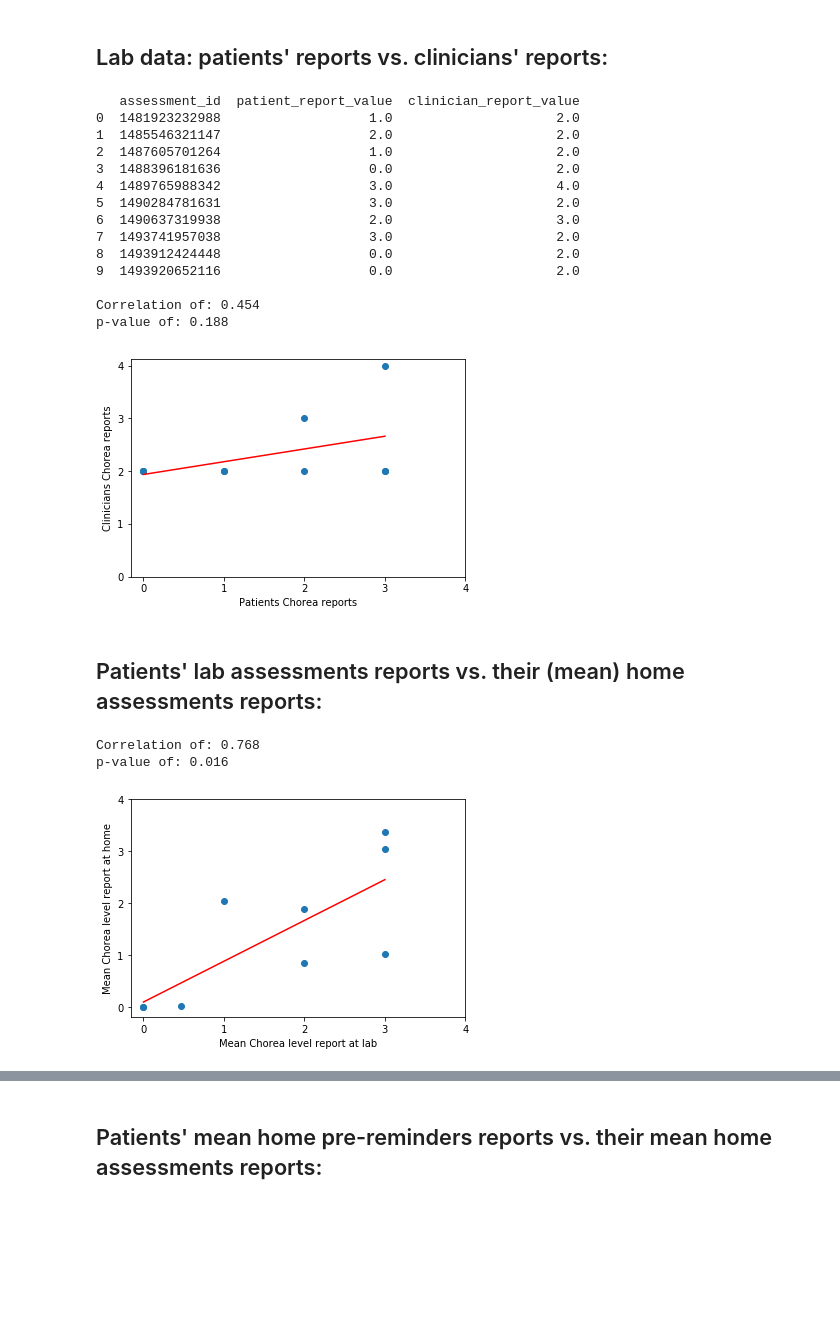
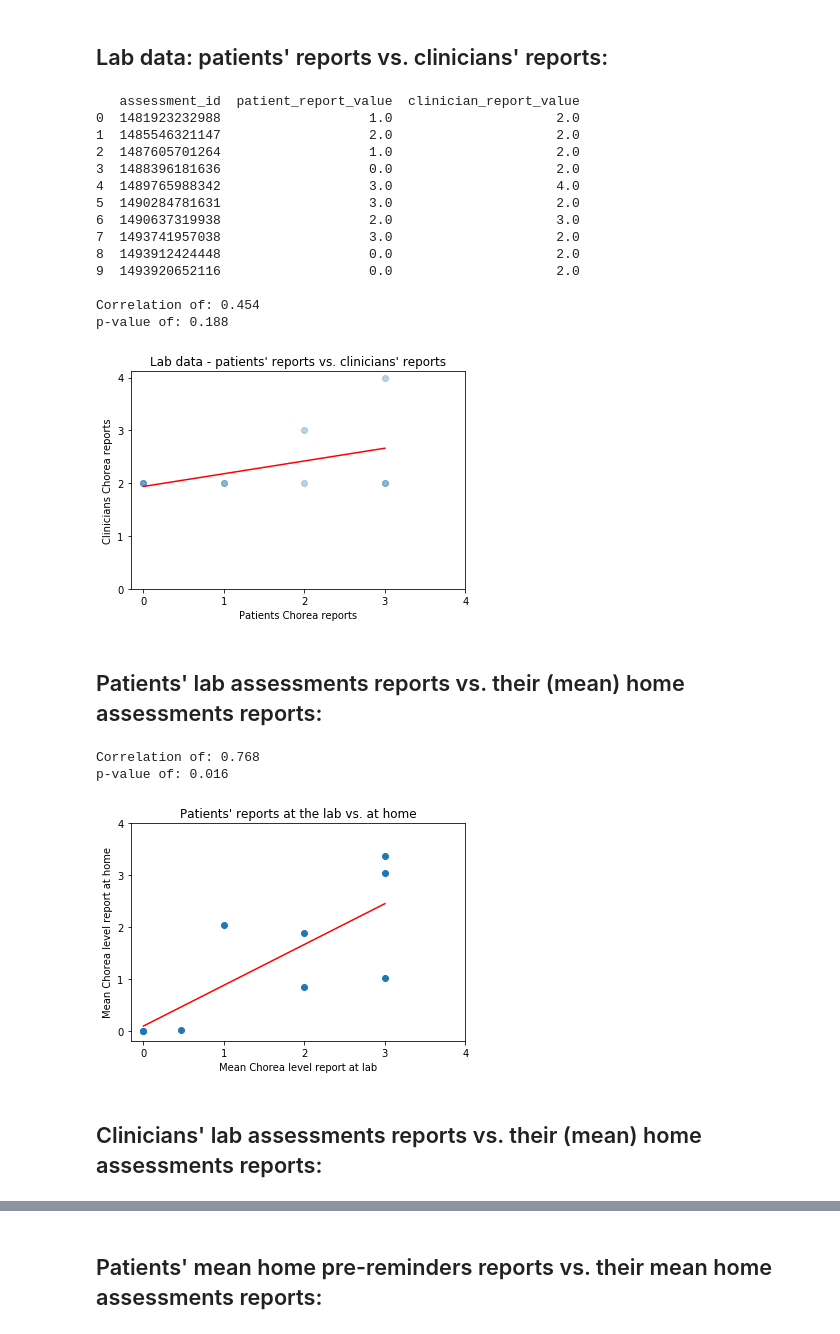
Before and after one commit to ShaniSarusi/DS-rep, a Jupyter notebook: Teva/data_statistical_inspection.ipynb, the cells around one changed output, grey strips where cells are left out. Drawn from its saved outputs; the diff is of its cells as text; code cells hidden in the pictures; blank space fills up the shorter version.

```diff
--- a/Teva/data_statistical_inspection.ipynb
+++ b/Teva/data_statistical_inspection.ipynb
@@ -22,10 +22,19 @@ else:
 # Read Data:
 # %%
 clinic_df = pd.read_pickle(join(data_path, 'clinic_processed_pickle.p'))
+clinic_df.name = 'clinic_df'
+
 clinic_steps_df = pd.read_pickle(join(data_path, 'clinic_steps_processed_pickle.p'))
+clinic_steps_df.name = 'clinic_df_with_steps'
+
 home_df = pd.read_pickle(join(data_path, 'home_processed_pickle.p'))
+home_df.name = 'home_df'
+
 home_steps_df = pd.read_pickle(join(data_path, 'home_steps_processed_pickle.p'))
+home_steps_df.name = 'home_df_with_steps'
+
 reminders_df = pd.read_pickle(join(c.data_path, 'reminder_five_minutes_processed_pickle.p'))
+reminders_df.name = 'reminders_df'
 # %% [markdown]
 # Set some important variables + define summary function:
 # %%
@@ -223,35 +232,36 @@ report_per_assess = clinic_df[['assessment_id', 'patient_report_value', 'clinici
 print(report_per_assess.head(15))
 patients = report_per_assess.patient_report_value
 clinicians = report_per_assess.clinician_report_value
 
 coef, p_val = pearsonr(patients, clinicians)
 print('\n' 'Correlation of: %.3f \np-value of: %.3f' % (coef, p_val))
 
-plt.scatter(patients, clinicians)
+plt.scatter(patients, clinicians, alpha=0.3)
 plt.plot(np.unique(patients),
          np.poly1d(np.polyfit(patients, clinicians, 1))(np.unique(patients)),
          color='r')
 plt.xticks(range(5))
 plt.yticks(range(5))
 plt.xlabel('Patients Chorea reports')
 plt.ylabel('Clinicians Chorea reports')
+plt.title("Lab data - patients' reports vs. clinicians' reports")
 plt.show()
 # %% [output]
    assessment_id  patient_report_value  clinician_report_value
 0  1481923232988                   1.0                     2.0
 1  1485546321147                   2.0                     2.0
 2  1487605701264                   1.0                     2.0
 3  1488396181636                   0.0                     2.0
 4  1489765988342                   3.0                     4.0
 5  1490284781631                   3.0                     2.0
 6  1490637319938                   2.0                     3.0
 7  1493741957038                   3.0                     2.0
 8  1493912424448                   0.0                     2.0
 9  1493920652116                   0.0                     2.0
 
 Correlation of: 0.454
 p-value of: 0.188
-[figure, old version]
+[figure, new version]
 # %% [markdown]
 ## Patients' lab assessments reports vs. their (mean) home assessments reports:
 # %%
@@ -281,8 +291,11 @@ plt.xticks(range(5))
 plt.yticks(range(5))
 plt.xlabel('Mean Chorea level report at lab')
 plt.ylabel('Mean Chorea level report at home')
+plt.title("Patients' reports at the lab vs. at home")
 plt.show()
 # %% [output]
 Correlation of: 0.768
 p-value of: 0.016
-[figure, old version]
+[figure, new version]
+# %% [markdown]
+## Clinicians' lab assessments reports vs. their (mean) home assessments reports:
```
Also changed, not shown: parts of 20 cells of this notebook.
